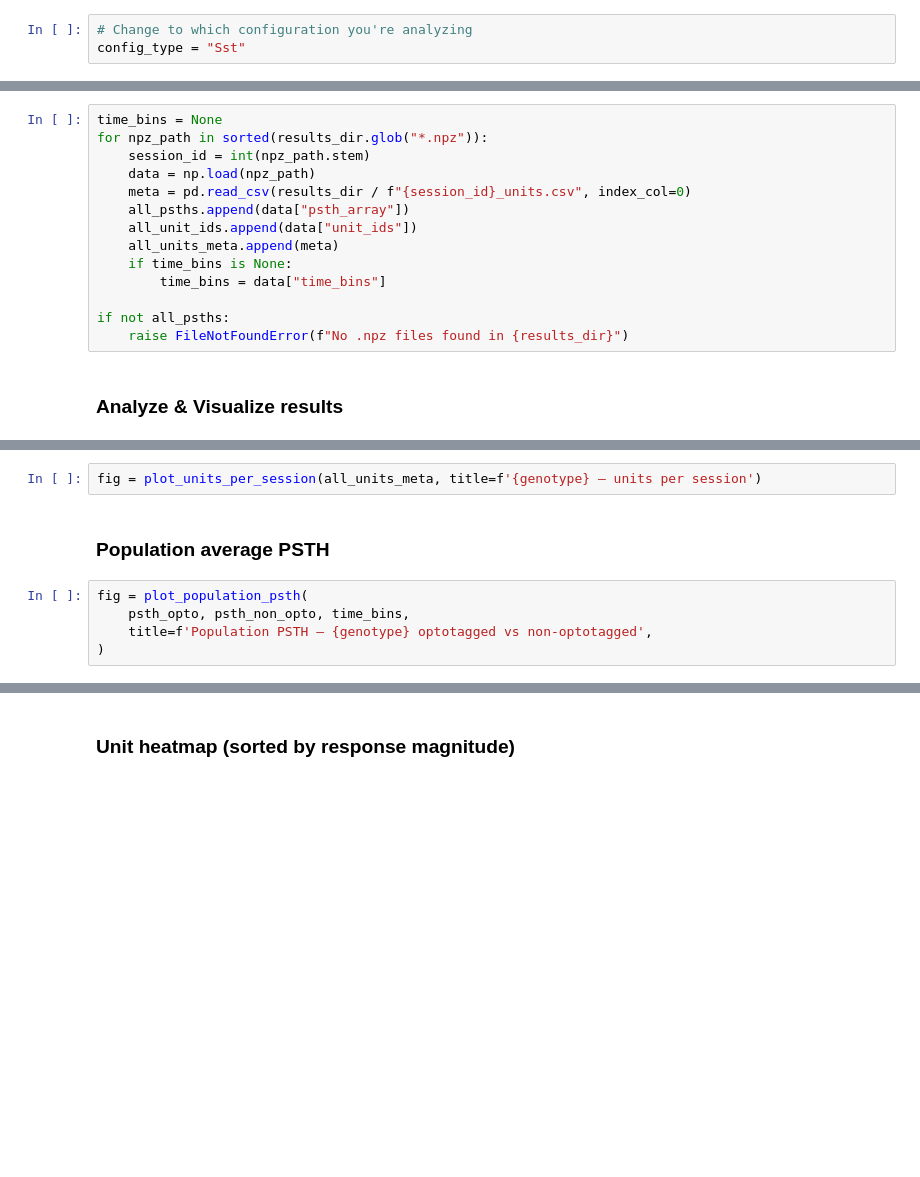
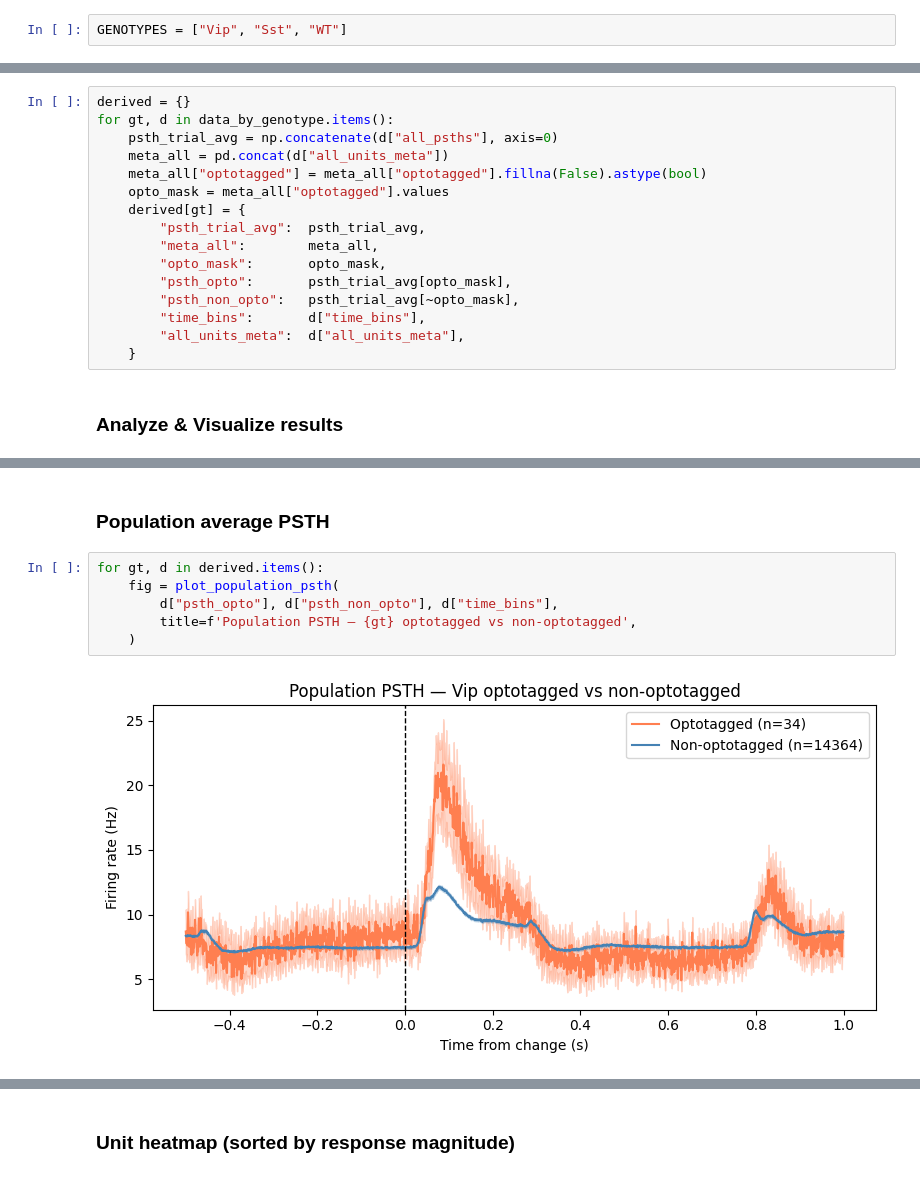
Before and after one commit to jacobposchl/vbn_optotagging_analysis, a Jupyter notebook: notebooks/all_session_analysis.ipynb, the cells around one changed output, grey strips where cells are left out. Saved outputs shown, nothing was run; the diff lists cells and outputs as text; blank space fills up the shorter version.

```diff
--- a/notebooks/all_session_analysis.ipynb
+++ b/notebooks/all_session_analysis.ipynb
@@ -23,5 +22,4 @@ from visb_analysis.plots import (
 )
 # %%
-# Change to which configuration you're analyzing
-config_type = "Sst"
+GENOTYPES = ["Vip", "Sst", "WT"]
 # %%
@@ -34,17 +53,19 @@ all_psths, all_unit_ids, all_units_meta = [], [], []
 # %%
-time_bins = None
-for npz_path in sorted(results_dir.glob("*.npz")):
-    session_id = int(npz_path.stem)
-    data = np.load(npz_path)
-    meta = pd.read_csv(results_dir / f"{session_id}_units.csv", index_col=0)
-    all_psths.append(data["psth_array"])
-    all_unit_ids.append(data["unit_ids"])
-    all_units_meta.append(meta)
-    if time_bins is None:
-        time_bins = data["time_bins"]
-
-if not all_psths:
-    raise FileNotFoundError(f"No .npz files found in {results_dir}")
+derived = {}
+for gt, d in data_by_genotype.items():
+    psth_trial_avg = np.concatenate(d["all_psths"], axis=0)
+    meta_all = pd.concat(d["all_units_meta"])
+    meta_all["optotagged"] = meta_all["optotagged"].fillna(False).astype(bool)
+    opto_mask = meta_all["optotagged"].values
+    derived[gt] = {
+        "psth_trial_avg":  psth_trial_avg,
+        "meta_all":        meta_all,
+        "opto_mask":       opto_mask,
+        "psth_opto":       psth_trial_avg[opto_mask],
+        "psth_non_opto":   psth_trial_avg[~opto_mask],
+        "time_bins":       d["time_bins"],
+        "all_units_meta":  d["all_units_meta"],
+    }
 # %% [markdown]
 ### Analyze & Visualize results
 # %%
@@ -70,9 +109,10 @@ print(meta_opto["structure_acronym"].value_counts())
-# %%
-fig = plot_units_per_session(all_units_meta, title=f'{genotype} — units per session')
 # %% [markdown]
 ### Population average PSTH
 # %%
-fig = plot_population_psth(
-    psth_opto, psth_non_opto, time_bins,
-    title=f'Population PSTH — {genotype} optotagged vs non-optotagged',
-)
+for gt, d in derived.items():
+    fig = plot_population_psth(
+        d["psth_opto"], d["psth_non_opto"], d["time_bins"],
+        title=f'Population PSTH — {gt} optotagged vs non-optotagged',
+    )
+# %% [output]
+[figure, added]
```
Also changed, not shown: parts of 15 cells of this notebook, 5 other files.
